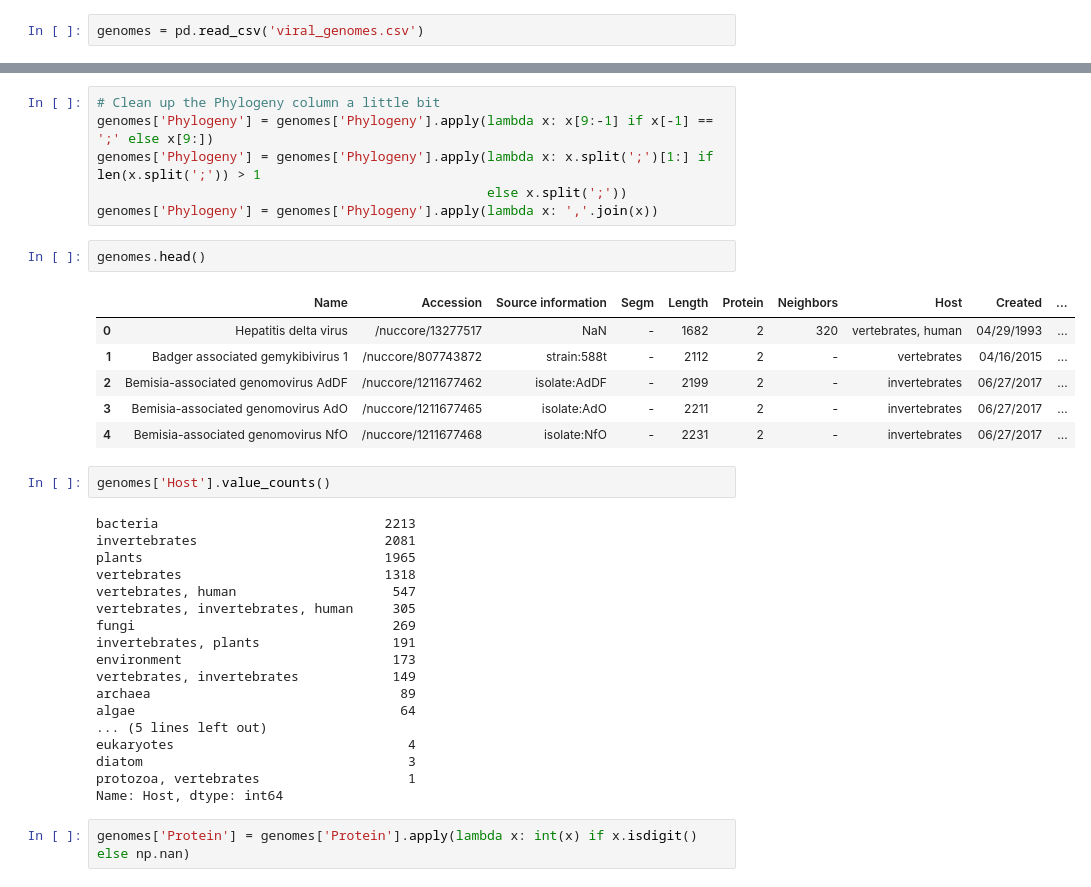
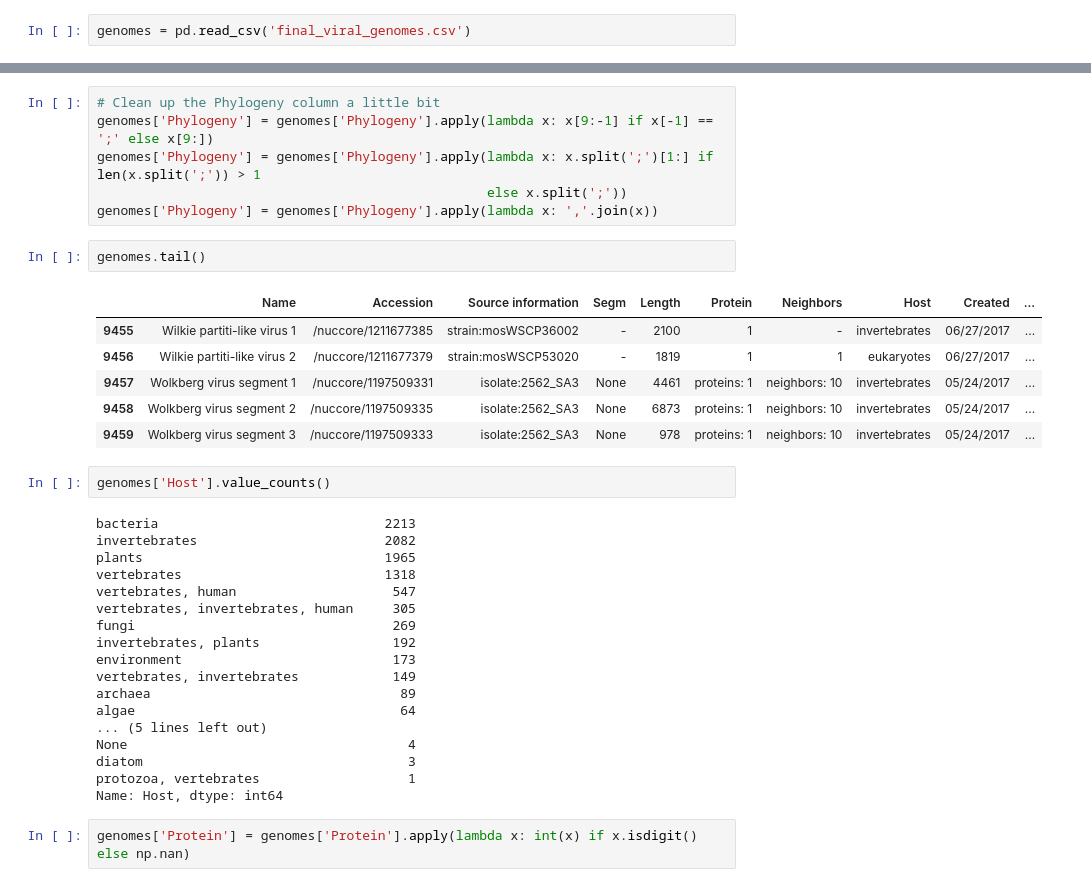
Before and after one commit to qdupupet/Viral-Genomes, a Jupyter notebook: Viral Genomes.ipynb, the cells around one changed output, grey strips where cells are left out. Saved outputs shown, nothing was run; the diff lists cells and outputs as text.

```diff
--- a/Viral Genomes.ipynb
+++ b/Viral Genomes.ipynb
@@ -6,7 +6,7 @@ import numpy as np
 
 %matplotlib inline
 # %%
-genomes = pd.read_csv('viral_genomes.csv')
+genomes = pd.read_csv('final_viral_genomes.csv')
 # %%
 genomes.rename(columns = {'Genome': 'Name'}, inplace = True)
 # %%
@@ -42,31 +39,31 @@ genomes['Phylogeny'] = genomes['Phylogeny'].apply(lambda x: x.split(';')[1:] if
                                                   else x.split(';'))
 genomes['Phylogeny'] = genomes['Phylogeny'].apply(lambda x: ','.join(x))
 # %%
-genomes.head()
+genomes.tail()
 # %% [output]
 |  | Name | Accession | Source information | Segm | Length | Protein | Neighbors | Host | Created | ... |
-| 0 | Hepatitis delta virus | /nuccore/13277517 | NaN | - | 1682 | 2 | 320 | vertebrates, human | 04/29/1993 | ... |
-| 1 | Badger associated gemykibivirus 1 | /nuccore/807743872 | strain:588t | - | 2112 | 2 | - | vertebrates | 04/16/2015 | ... |
-| 2 | Bemisia-associated genomovirus AdDF | /nuccore/1211677462 | isolate:AdDF | - | 2199 | 2 | - | invertebrates | 06/27/2017 | ... |
-| 3 | Bemisia-associated genomovirus AdO | /nuccore/1211677465 | isolate:AdO | - | 2211 | 2 | - | invertebrates | 06/27/2017 | ... |
-| 4 | Bemisia-associated genomovirus NfO | /nuccore/1211677468 | isolate:NfO | - | 2231 | 2 | - | invertebrates | 06/27/2017 | ... |
+| 9455 | Wilkie partiti-like virus 1 | /nuccore/1211677385 | strain:mosWSCP36002 | - | 2100 | 1 | - | invertebrates | 06/27/2017 | ... |
+| 9456 | Wilkie partiti-like virus 2 | /nuccore/1211677379 | strain:mosWSCP53020 | - | 1819 | 1 | 1 | eukaryotes | 06/27/2017 | ... |
+| 9457 | Wolkberg virus segment 1 | /nuccore/1197509331 | isolate:2562_SA3 | None | 4461 | proteins: 1 | neighbors: 10 | invertebrates | 05/24/2017 | ... |
+| 9458 | Wolkberg virus segment 2 | /nuccore/1197509335 | isolate:2562_SA3 | None | 6873 | proteins: 1 | neighbors: 10 | invertebrates | 05/24/2017 | ... |
+| 9459 | Wolkberg virus segment 3 | /nuccore/1197509333 | isolate:2562_SA3 | None | 978 | proteins: 1 | neighbors: 10 | invertebrates | 05/24/2017 | ... |
 # %%
 genomes['Host'].value_counts()
 # %% [output]
 bacteria                             2213
-invertebrates                        2081
+invertebrates                        2082
 plants                               1965
 vertebrates                          1318
 vertebrates, human                    547
 vertebrates, invertebrates, human     305
 fungi                                 269
-invertebrates, plants                 191
+invertebrates, plants                 192
 environment                           173
 vertebrates, invertebrates            149
 archaea                                89
 algae                                  64
 ... (5 lines left out)
-eukaryotes                              4
+None                                    4
 diatom                                  3
 protozoa, vertebrates                   1
 Name: Host, dtype: int64
```
Also changed, not shown: parts of 6 cells of this notebook, 2 other files.
